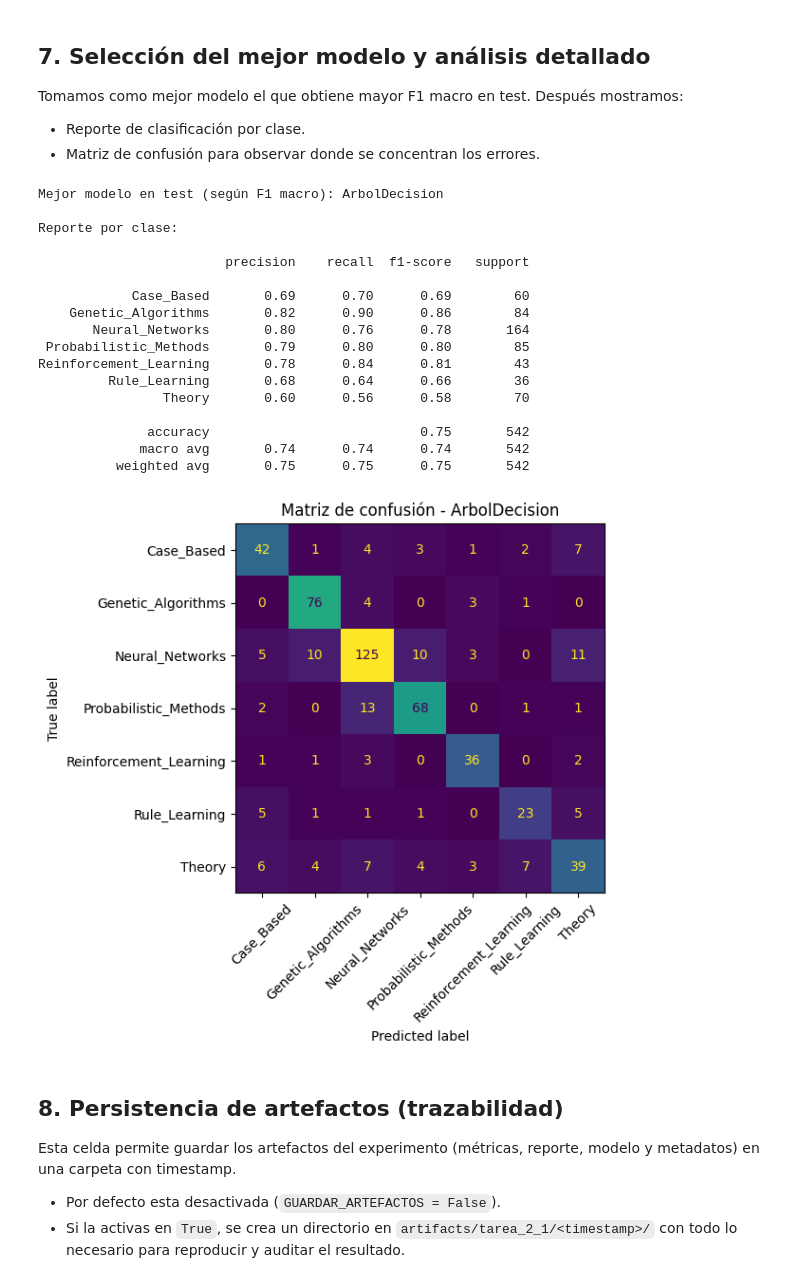
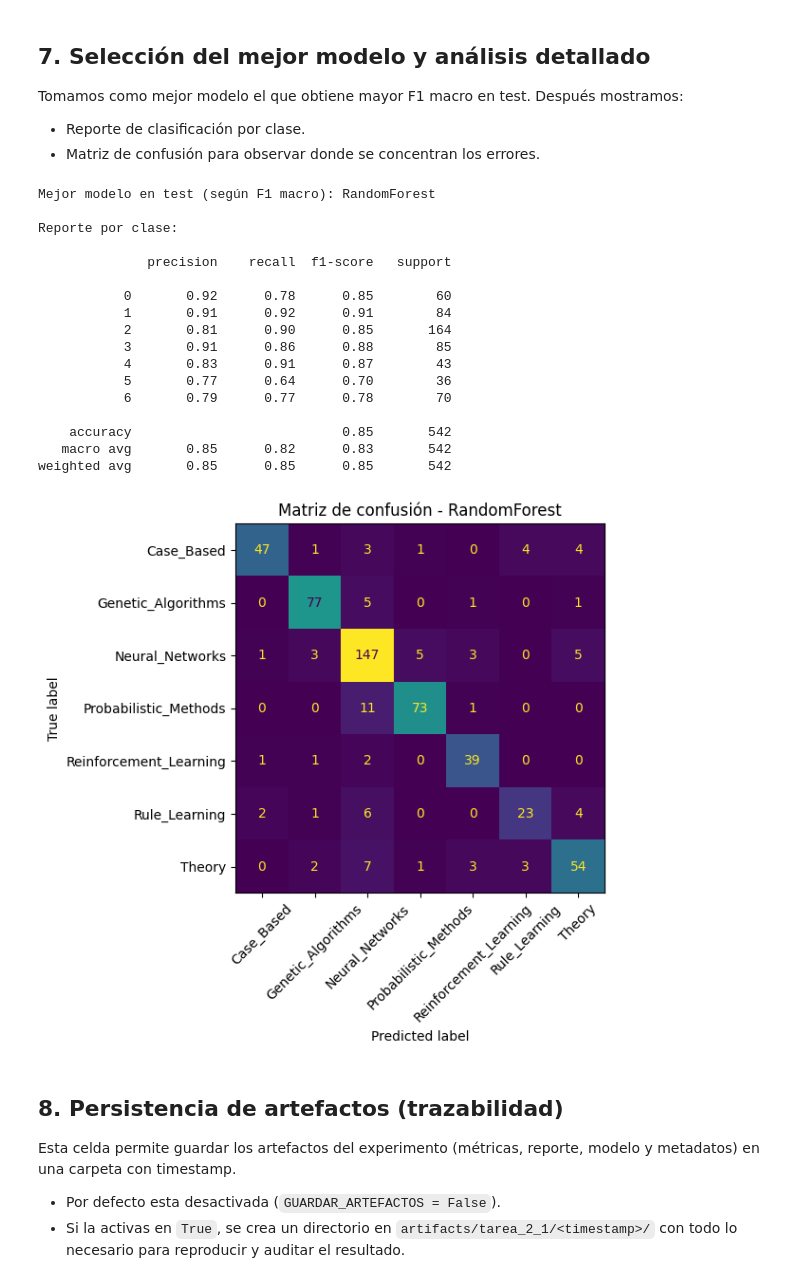
Before and after one commit to juanantoniofr/aprendizaje-automatico-relacional, a Jupyter notebook: notebooks/Tarea_4_construcción_de_modelos_base.ipynb, the cells around one changed output. Saved outputs shown, nothing was run; the diff lists cells and outputs as text; code cells hidden in the pictures.

```diff
--- a/notebooks/Tarea_4_construcción_de_modelos_base.ipynb
+++ b/notebooks/Tarea_4_construcción_de_modelos_base.ipynb
@@ -200,17 +136,16 @@ Dividimos el dataset en train/test con estratificación para conservar la propor
 # %%
 X_train, X_test, y_train, y_test = train_test_split(
     X,
-    y,
+    y_numerica,
     test_size=0.2,
     random_state=RANDOM_STATE,
-    stratify=y,
+    stratify=y_numerica
 )
 
 print(f"Train shape: {X_train.shape}")
-print(f"Test shape:  {X_test.shape}")
 print("\nDistribución de clases en train (top 7):")
-print(y_train.value_counts(normalize=True).head(7))
+print(pd.Series(y_train).value_counts(normalize=True).head(7))
 print("\nDistribución de clases en test (top 7):")
-print(y_test.value_counts(normalize=True).head(7))
+print(pd.Series(y_test).value_counts(normalize=True).head(7))
 # %% [output]
 Train shape: (2166, 1437)
@@ -691,40 +501,39 @@ Tomamos como mejor modelo el que obtiene mayor F1 macro en test. Después mostra
 # %%
 import matplotlib.pyplot as plt
 
 mejor_nombre = resumen_test.iloc[0]["modelo"]
 print(f"Mejor modelo en test (según F1 macro): {mejor_nombre}")
 
 print("\nReporte por clase:\n")
 print(reportes_clase[mejor_nombre])
 
-labels_ordenados = np.unique(y_test)
 fig, ax = plt.subplots(figsize=(8, 6))
 ConfusionMatrixDisplay(
     confusion_matrix=matrices_confusion[mejor_nombre],
-    display_labels=labels_ordenados,
+    display_labels=le.classes_, # <--- ¡Aquí está la magia del texto!
 ).plot(ax=ax, xticks_rotation=45, colorbar=False)
 ax.set_title(f"Matriz de confusión - {mejor_nombre}")
 plt.tight_layout()
 plt.show()
 # %% [output]
-Mejor modelo en test (según F1 macro): ArbolDecision
+Mejor modelo en test (según F1 macro): RandomForest
 
 Reporte por clase:
 
-                        precision    recall  f1-score   support
+              precision    recall  f1-score   support
 
-            Case_Based       0.69      0.70      0.69        60
-    Genetic_Algorithms       0.82      0.90      0.86        84
-       Neural_Networks       0.80      0.76      0.78       164
- Probabilistic_Methods       0.79      0.80      0.80        85
-Reinforcement_Learning       0.78      0.84      0.81        43
-         Rule_Learning       0.68      0.64      0.66        36
-                Theory       0.60      0.56      0.58        70
+           0       0.92      0.78      0.85        60
+           1       0.91      0.92      0.91        84
+           2       0.81      0.90      0.85       164
+           3       0.91      0.86      0.88        85
+           4       0.83      0.91      0.87        43
+           5       0.77      0.64      0.70        36
+           6       0.79      0.77      0.78        70
 
-              accuracy                           0.75       542
-             macro avg       0.74      0.74      0.74       542
-          weighted avg       0.75      0.75      0.75       542
+    accuracy                           0.85       542
+   macro avg       0.85      0.82      0.83       542
+weighted avg       0.85      0.85      0.85       542
-[figure, old version]
+[figure, new version]
 # %% [markdown]
 ## 8. Persistencia de artefactos (trazabilidad)
 
```
Also changed, not shown: parts of 12 cells of this notebook, 31 other files.
